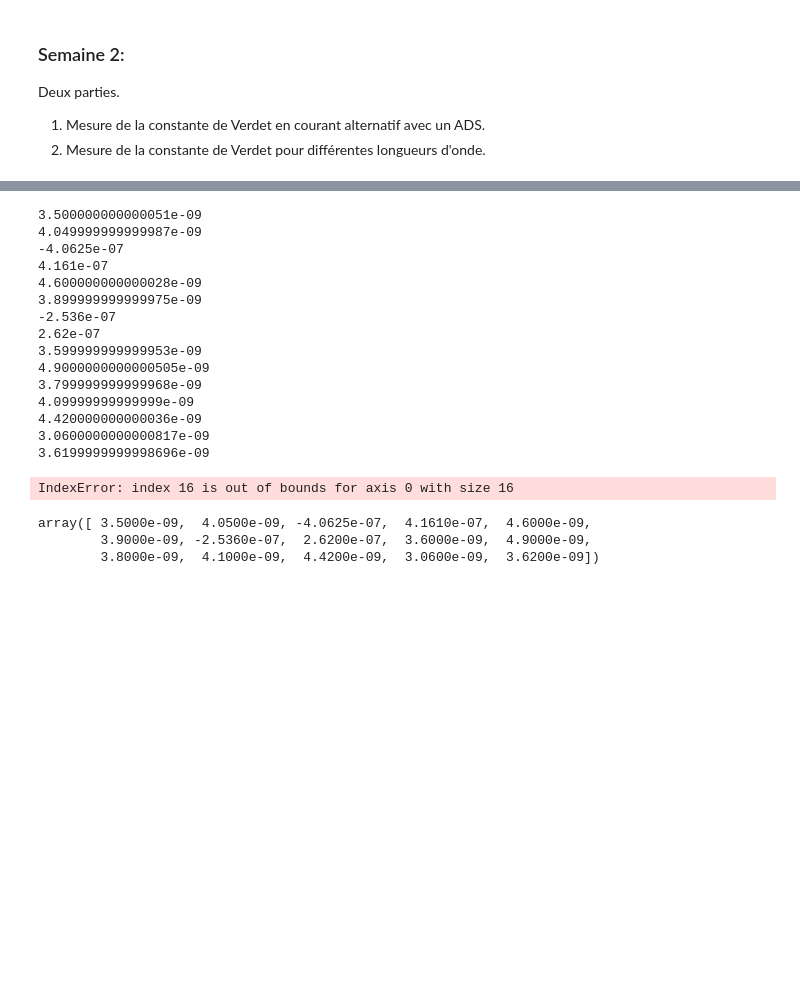
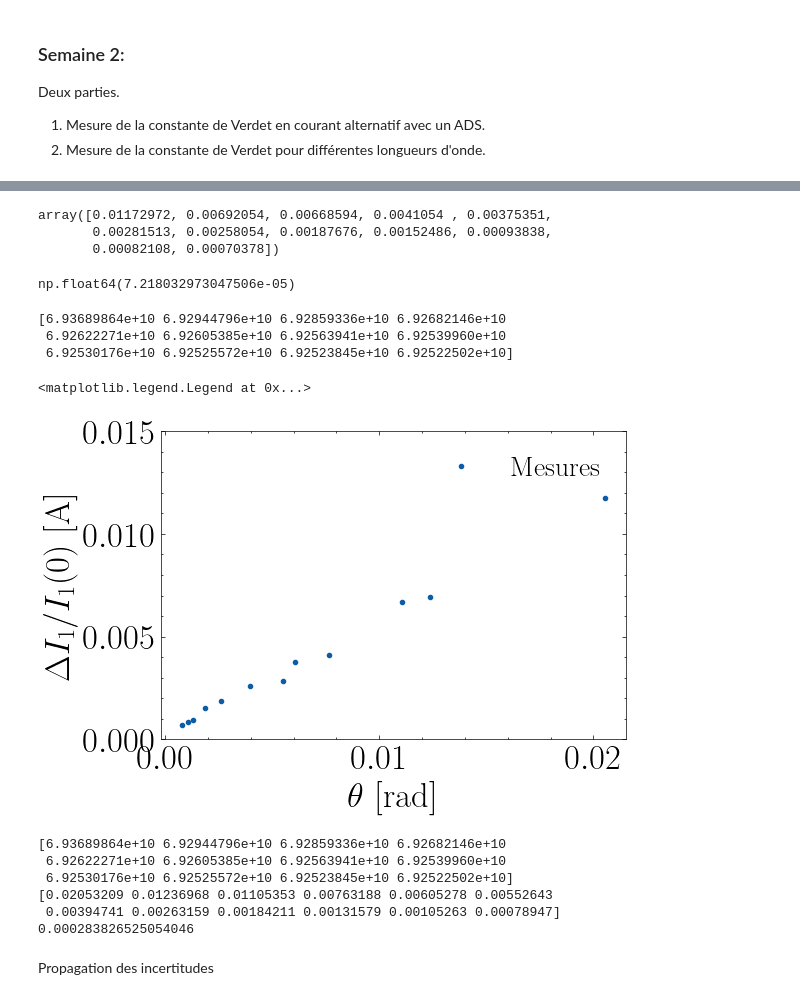
Before and after one commit to EnceladeCandy/phy3040, a Jupyter notebook: notebooks/faraday.ipynb, the cells around one changed output, grey strips where cells are left out. Saved outputs shown, nothing was run; the diff lists cells and outputs as text; code cells hidden in the pictures; blank space fills up the shorter version.

```diff
--- a/notebooks/faraday.ipynb
+++ b/notebooks/faraday.ipynb
@@ -497,0 +523,6 @@ ax.legend()
+# %%
+def propagate_uncertainty_malus(delta_I, I0, std_deltaI, std_I0):
+    a = std_deltaI ** 2 / np.abs(I0 ** 2 - delta_I ** 2)
+    print(1/(np.abs(I0 ** 2 - delta_I ** 2)))
+    b = std_I0 ** 2  * (delta_I ** 2 / I0 ** 2) * 1 / np.abs(I0 ** 2 - delta_I ** 2)
+    return 0.5 * np.sqrt(a + b)
@@ -667,26 +700,47 @@ array([4.9670e-07, 5.0020e-07, 5.0425e-07, 9.8000e-08, 5.1410e-07,
-# %%
-for i in range(len(I1)):
-    print(I1[i+1]-I1[i])
-# %% [output]
-3.500000000000051e-09
-4.049999999999987e-09
--4.0625e-07
-4.161e-07
-4.600000000000028e-09
-3.899999999999975e-09
--2.536e-07
-2.62e-07
-3.599999999999953e-09
-4.9000000000000505e-09
-3.799999999999968e-09
-4.09999999999999e-09
-4.420000000000036e-09
-3.0600000000000817e-09
-3.6199999999998696e-09
-IndexError: index 16 is out of bounds for axis 0 with size 16
-# %%
-np.diff(I1)
-# %% [output]
-array([ 3.5000e-09,  4.0500e-09, -4.0625e-07,  4.1610e-07,  4.6000e-09,
-        3.9000e-09, -2.5360e-07,  2.6200e-07,  3.6000e-09,  4.9000e-09,
-        3.8000e-09,  4.1000e-09,  4.4200e-09,  3.0600e-09,  3.6200e-09])
+# %%
+def propagate_uncertainty_malus(delta_I, I0, std_deltaI, std_I0):
+    a = std_deltaI ** 2 / np.abs(I0 ** 2 - delta_I ** 2)
+    b = std_I0 ** 2  * (delta_I ** 2 / I0 ** 2) * 1 / np.abs(I0 ** 2 - delta_I ** 2)
+    return 0.5 * np.sqrt(a + b)
+# %%
+B_ads-B0
+# %% [output]
+array([0.01172972, 0.00692054, 0.00668594, 0.0041054 , 0.00375351,
+       0.00281513, 0.00258054, 0.00187676, 0.00152486, 0.00093838,
+       0.00082108, 0.00070378])
+# %%
+std_B
+# %% [output]
+np.float64(7.218032973047506e-05)
+# %%
+data = np.loadtxt(data_folder + "method_ADS_laser.txt", skiprows=1)
+B_ads = (Ib_to_B(data[:,0]))
+I1_0 = 3.8 * 1e-6 # A
+delta_I = data[:, 1] * 2 * 1e-7 # A
+std_delta_I = 0.02e-7
+std_I1_0 = 0.05e-6
+angle_ads = 0.5 * np.arcsin(delta_I / I1_0)
+std_angle_ads =  propagate_uncertainty_malus(delta_I, I1_0, std_delta_I, std_I1_0).mean() # to compute
+fig, ax = plt.subplots(1, 1, figsize = (6, 4))
+ax.plot(angle_ads, B_ads-B0, ".", label = "Mesures")
+ax.set(ylabel = r"$\Delta I_1/I_1(0)$ [A]" ,xlabel = r"$\theta$ [rad]", ylim = [0, 0.015])
+ax.legend()
+# %% [output]
+[6.93689864e+10 6.92944796e+10 6.92859336e+10 6.92682146e+10
+ 6.92622271e+10 6.92605385e+10 6.92563941e+10 6.92539960e+10
+ 6.92530176e+10 6.92525572e+10 6.92523845e+10 6.92522502e+10]
+<matplotlib.legend.Legend at 0x...>
+[figure, added]
+# %%
+std_angle = propagate_uncertainty_malus(delta_I, I1_0, std_delta_I, std_I1_0).mean()
+print(angle_ads)
+print(std_angle)
+# %% [output]
+[6.93689864e+10 6.92944796e+10 6.92859336e+10 6.92682146e+10
+ 6.92622271e+10 6.92605385e+10 6.92563941e+10 6.92539960e+10
+ 6.92530176e+10 6.92525572e+10 6.92523845e+10 6.92522502e+10]
+[0.02053209 0.01236968 0.01105353 0.00763188 0.00605278 0.00552643
+ 0.00394741 0.00263159 0.00184211 0.00131579 0.00105263 0.00078947]
+0.000283826525054046
+# %% [markdown]
+Propagation des incertitudes
```
Also changed, not shown: parts of 23 cells of this notebook.
